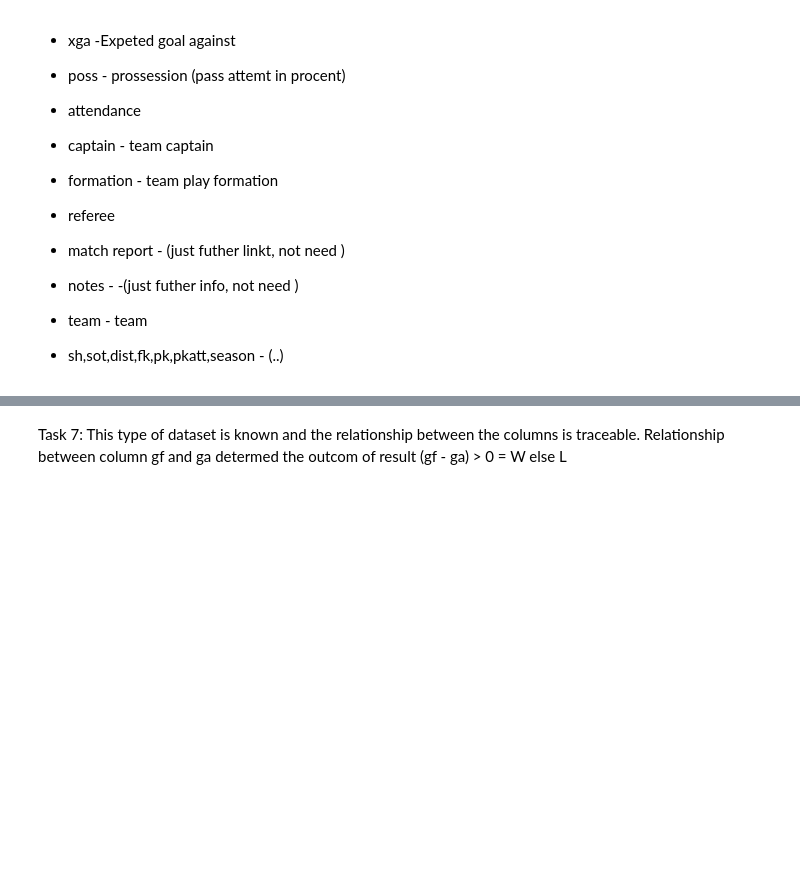
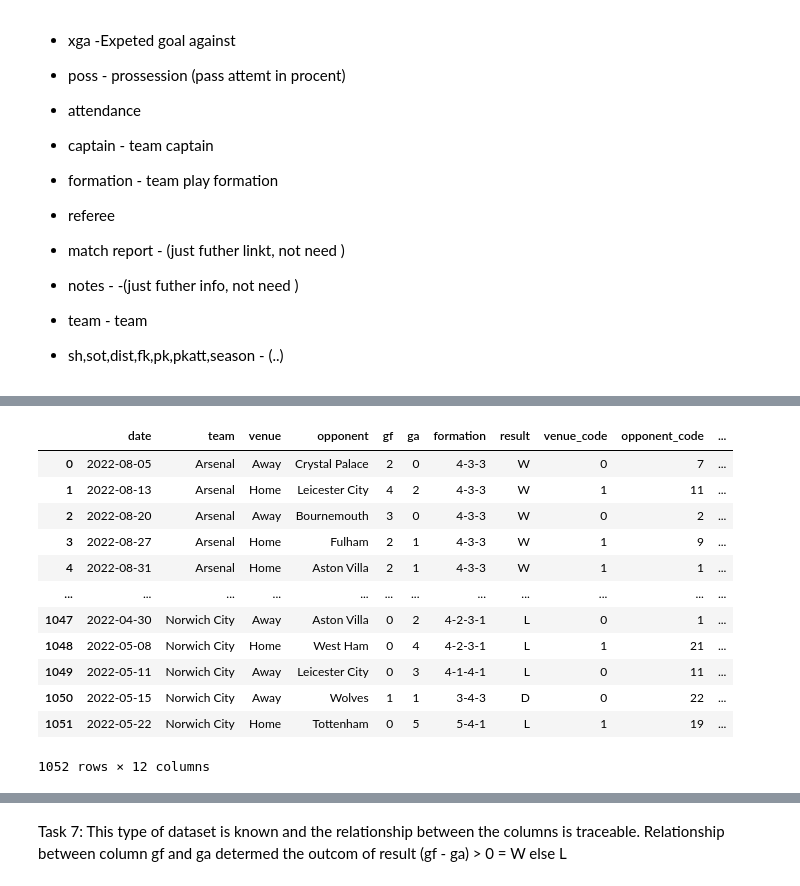
Before and after one commit to niot29/pyai, a Jupyter notebook: epl_game.ipynb, the cells around one changed output, grey strips where cells are left out. Cells and saved outputs as stored; diff of their text form; code cells hidden in the pictures; blank space fills up the shorter version.

```diff
--- a/epl_game.ipynb
+++ b/epl_game.ipynb
@@ -52,19 +92,34 @@ gamedata.dtypes
 # %%
 # Task 5:  gf and ge is datatype float, more appropriate if it were of datatype int
 # convert float to int
 # convert date to pd datetime
 # Add new col with converted venue as int (0 = away, 1 = home )
 # Add new col with converted formation
 # ¨as int (0 = away, 1 = home )# Add new col with converted opponent as int (0 = away, 1 = home )
 
 gamedata['date'] = pd.to_datetime(gamedata['date'])
 gamedata['gf'] = gamedata['gf'].astype(int)
 gamedata['ga'] = gamedata['ga'].astype(int)
 gamedata['venue_code'] = gamedata['venue'].astype("category").cat.codes
 gamedata['opponent_code'] = gamedata['opponent'].astype("category").cat.codes
 gamedata['formation_code'] = gamedata['formation'].astype("category").cat.codes
+gamedata['result_code'] = gamedata['result'].astype("category").cat.codes
 
 gamedata
+# %% [output]
+|  | date | team | venue | opponent | gf | ga | formation | result | venue_code | opponent_code | ... |
+| 0 | 2022-08-05 | Arsenal | Away | Crystal Palace | 2 | 0 | 4-3-3 | W | 0 | 7 | ... |
+| 1 | 2022-08-13 | Arsenal | Home | Leicester City | 4 | 2 | 4-3-3 | W | 1 | 11 | ... |
+| 2 | 2022-08-20 | Arsenal | Away | Bournemouth | 3 | 0 | 4-3-3 | W | 0 | 2 | ... |
+| 3 | 2022-08-27 | Arsenal | Home | Fulham | 2 | 1 | 4-3-3 | W | 1 | 9 | ... |
+| 4 | 2022-08-31 | Arsenal | Home | Aston Villa | 2 | 1 | 4-3-3 | W | 1 | 1 | ... |
+| ... | ... | ... | ... | ... | ... | ... | ... | ... | ... | ... | ... |
+| 1047 | 2022-04-30 | Norwich City | Away | Aston Villa | 0 | 2 | 4-2-3-1 | L | 0 | 1 | ... |
+| 1048 | 2022-05-08 | Norwich City | Home | West Ham | 0 | 4 | 4-2-3-1 | L | 1 | 21 | ... |
+| 1049 | 2022-05-11 | Norwich City | Away | Leicester City | 0 | 3 | 4-1-4-1 | L | 0 | 11 | ... |
+| 1050 | 2022-05-15 | Norwich City | Away | Wolves | 1 | 1 | 3-4-3 | D | 0 | 22 | ... |
+| 1051 | 2022-05-22 | Norwich City | Home | Tottenham | 0 | 5 | 5-4-1 | L | 1 | 19 | ... |
+1052 rows × 12 columns
 # %%
 # Task 6: pandas detemed if any column is null
 # (all tyhe colum,e contain data)
```
Also changed, not shown: parts of 17 cells of this notebook, 6 other files.
